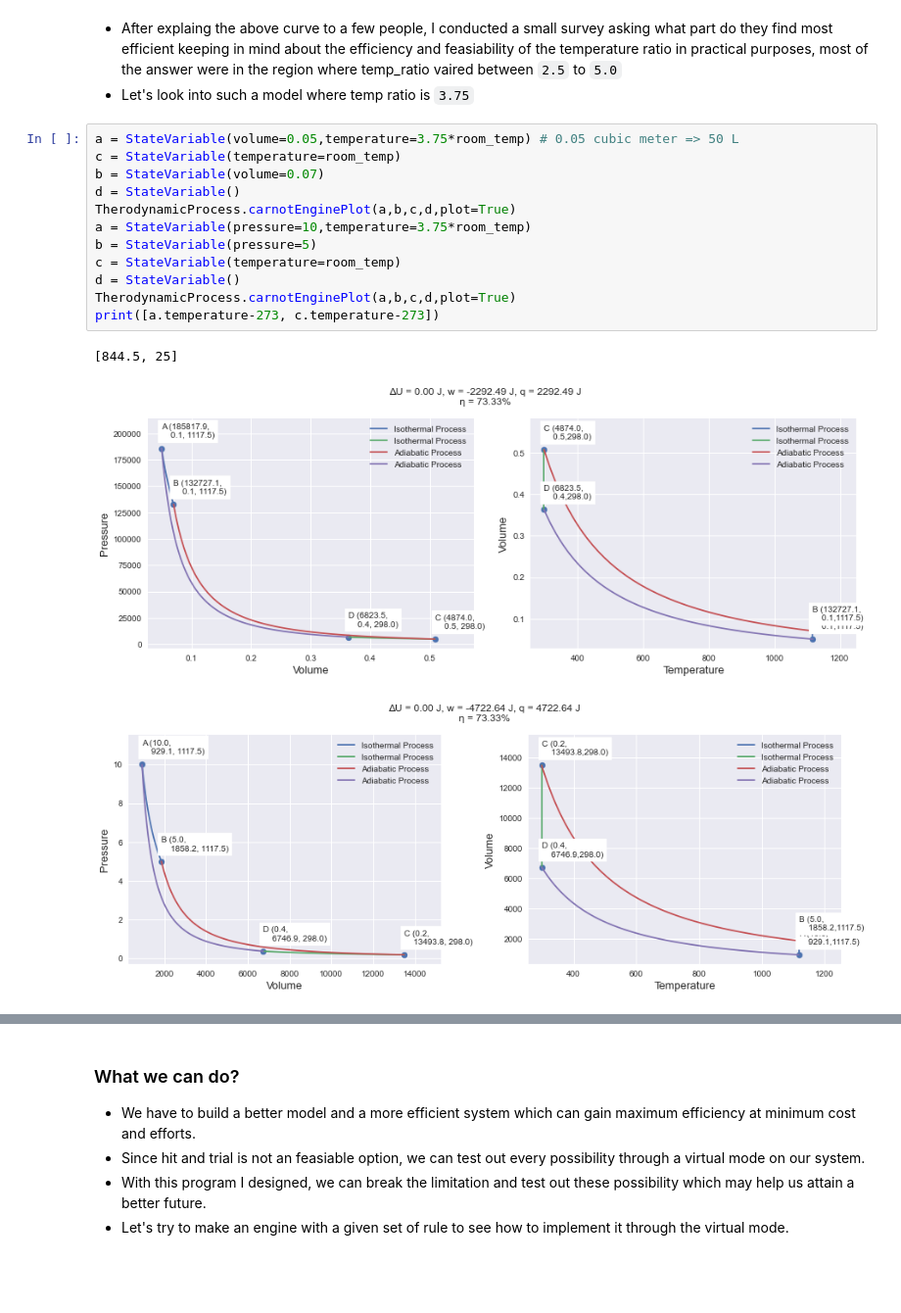
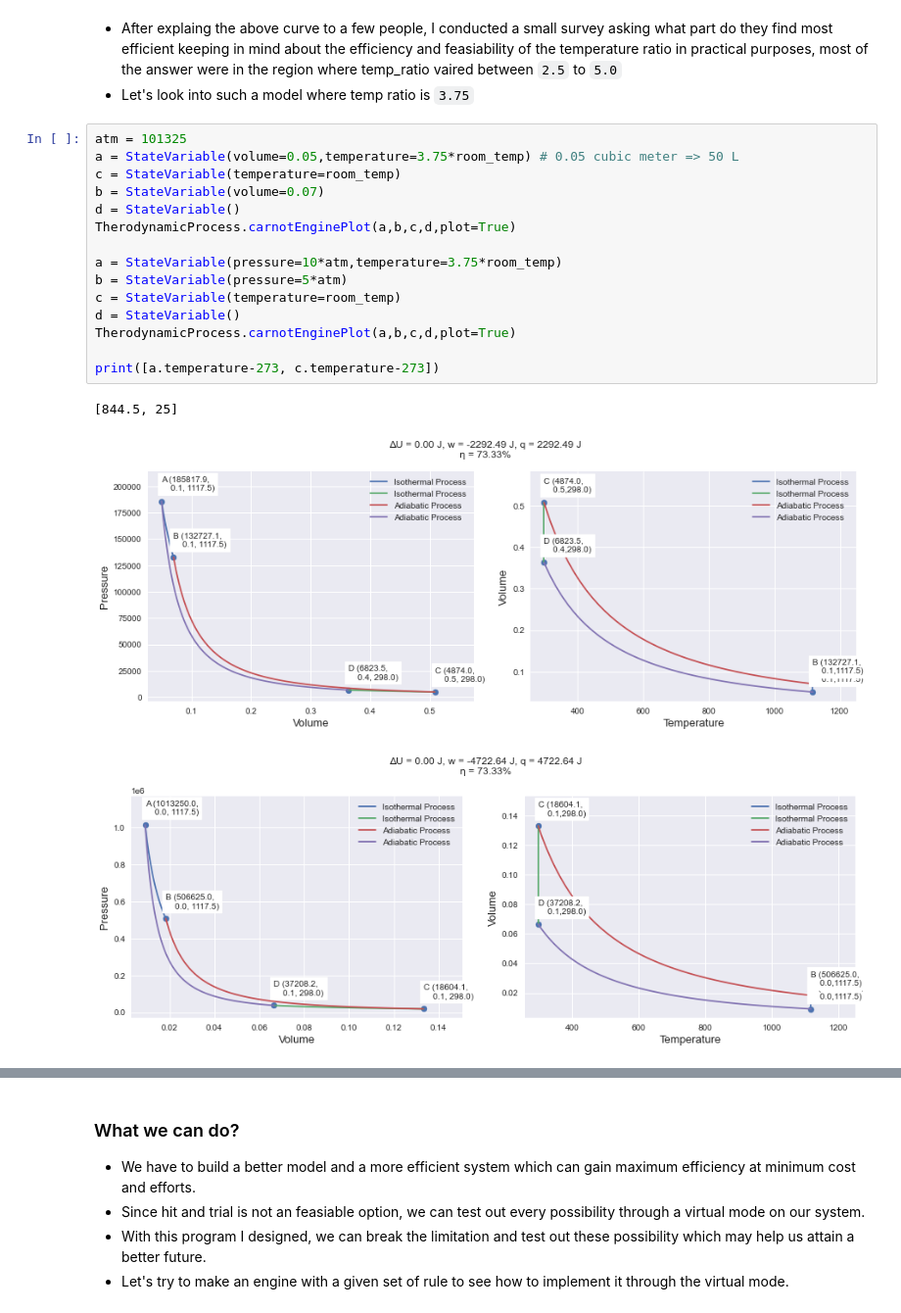
Before and after one commit to dvishal485/heat-engine, a Jupyter notebook: heat_engine.ipynb, the cells around one changed output, grey strips where cells are left out. Shown at 98% size. Drawn from its saved outputs; the diff is of its cells as text; blank space fills up the shorter version.

```diff
--- a/heat_engine.ipynb
+++ b/heat_engine.ipynb
@@ -159,20 +156,23 @@ plt.plot(temp_ratio,e);
 - After explaing the above curve to a few people, I conducted a small survey asking what part do they find most efficient keeping in mind about the efficiency and feasiability of the temperature ratio in practical purposes, most of the answer were in the region where temp_ratio vaired between `2.5` to `5.0`
 - Let's look into such a model where temp ratio is `3.75`
 # %%
+atm = 101325
 a = StateVariable(volume=0.05,temperature=3.75*room_temp) # 0.05 cubic meter => 50 L
 c = StateVariable(temperature=room_temp)
 b = StateVariable(volume=0.07)
 d = StateVariable()
 TherodynamicProcess.carnotEnginePlot(a,b,c,d,plot=True)
-a = StateVariable(pressure=10,temperature=3.75*room_temp)
-b = StateVariable(pressure=5)
+
+a = StateVariable(pressure=10*atm,temperature=3.75*room_temp)
+b = StateVariable(pressure=5*atm)
 c = StateVariable(temperature=room_temp)
 d = StateVariable()
 TherodynamicProcess.carnotEnginePlot(a,b,c,d,plot=True)
+
 print([a.temperature-273, c.temperature-273])
 # %% [output]
 [844.5, 25]
 [figure]
-[figure, old version]
+[figure, new version]
 # %% [markdown]
 - Observations :
```
Also changed, not shown: parts of 11 cells of this notebook.
